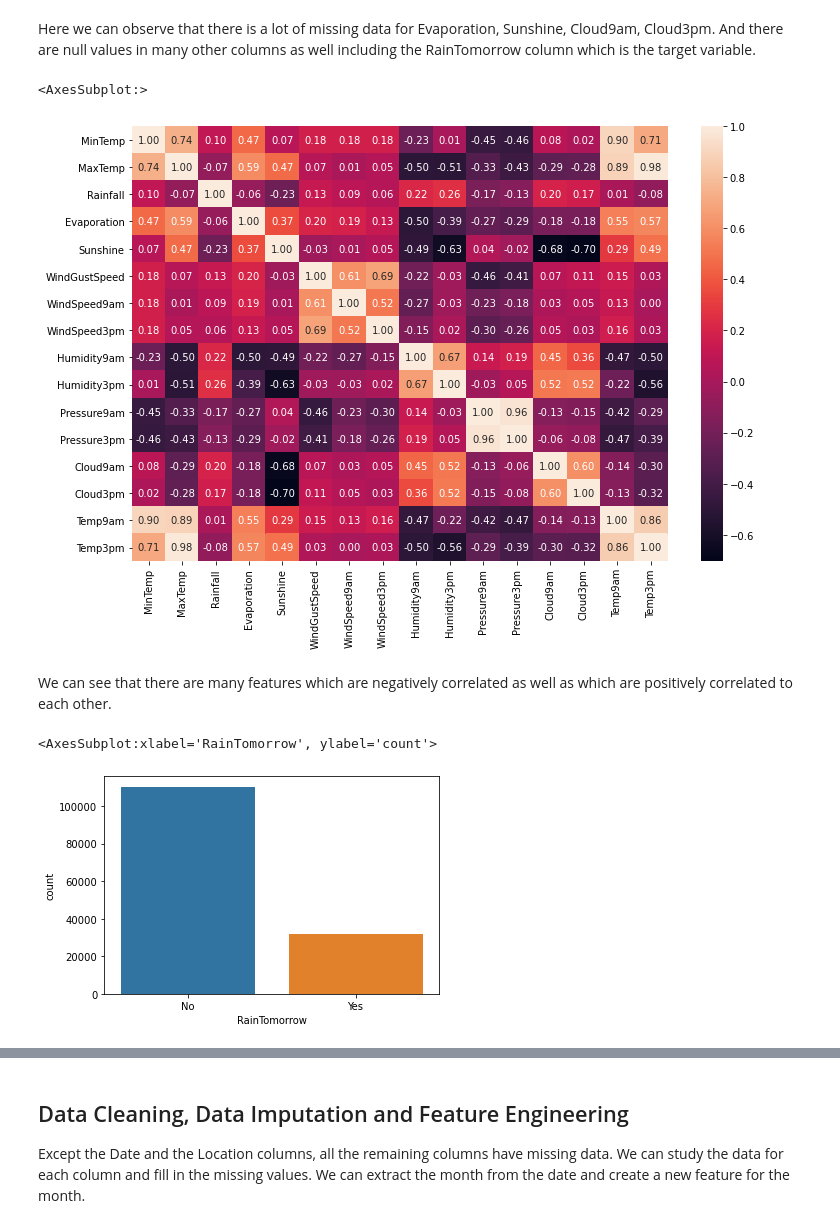
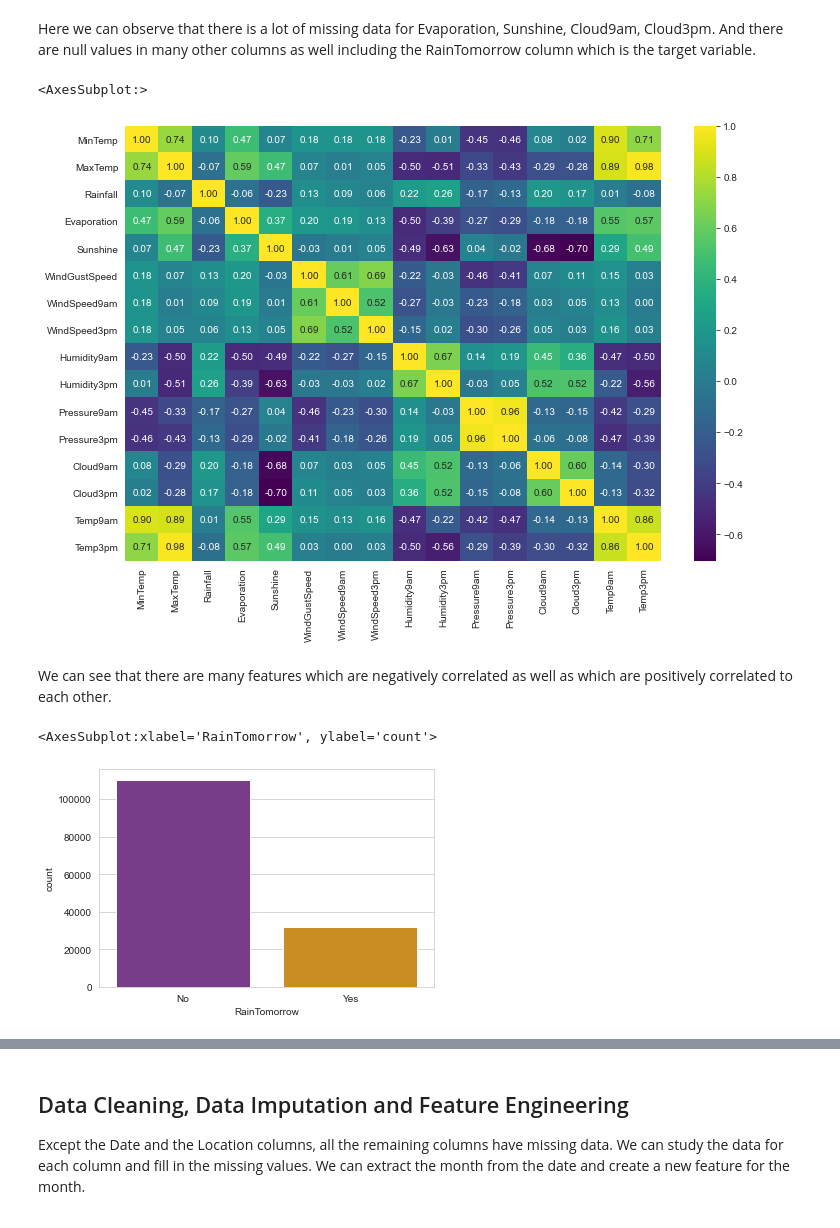
Before and after one commit to ayg15/rain-in-australia, a Jupyter notebook: Predicting Rain In Australia.ipynb, the cells around one changed output, grey strips where cells are left out. Saved outputs shown, nothing was run; the diff lists cells and outputs as text; code cells hidden in the pictures.

```diff
--- a/Predicting Rain In Australia.ipynb
+++ b/Predicting Rain In Australia.ipynb
@@ -70,14 +70,15 @@ sns.heatmap(rain_df.isnull(), yticklabels=False, cbar=False, cmap='viridis')
 Here we can observe that there is a lot of missing data for Evaporation, Sunshine, Cloud9am, Cloud3pm. And there are null values in many other columns as well including the RainTomorrow column which is the target variable.
 # %%
 plt.figure(figsize=(12,8))
-sns.heatmap(rain_df.corr(), annot=True, fmt='.2f')
+sns.heatmap(rain_df.corr(), annot=True, fmt='.2f', cmap='viridis')
 # %% [output]
 <AxesSubplot:>
-[figure, old version]
+[figure, new version]
 # %% [markdown]
 We can see that there are many features which are negatively correlated as  well as which are positively correlated to each other.
 # %%
-sns.countplot(x='RainTomorrow', data=rain_df)
+sns.set_style('whitegrid')
+sns.countplot(x='RainTomorrow', data=rain_df, palette='CMRmap')
 # %% [output]
 <AxesSubplot:xlabel='RainTomorrow', ylabel='count'>
-[figure, old version]
+[figure, new version]
```
Also changed, not shown: parts of 68 cells of this notebook.
